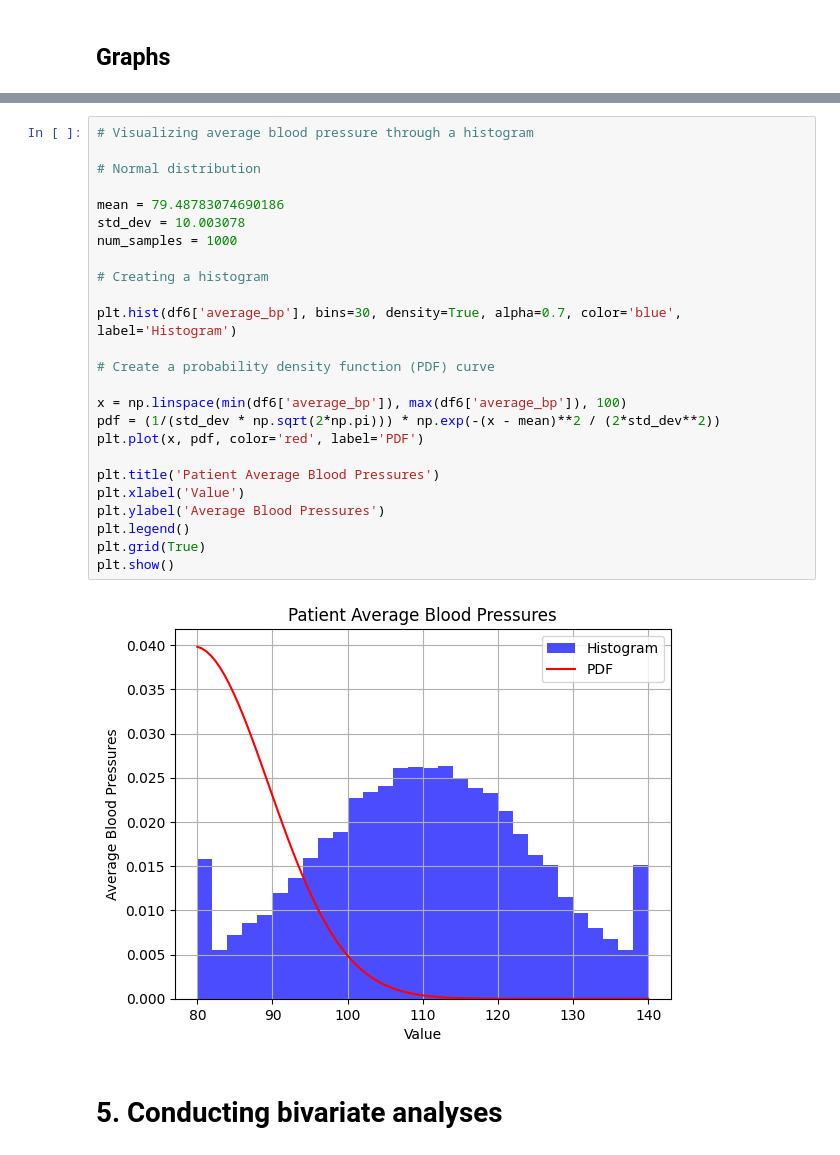
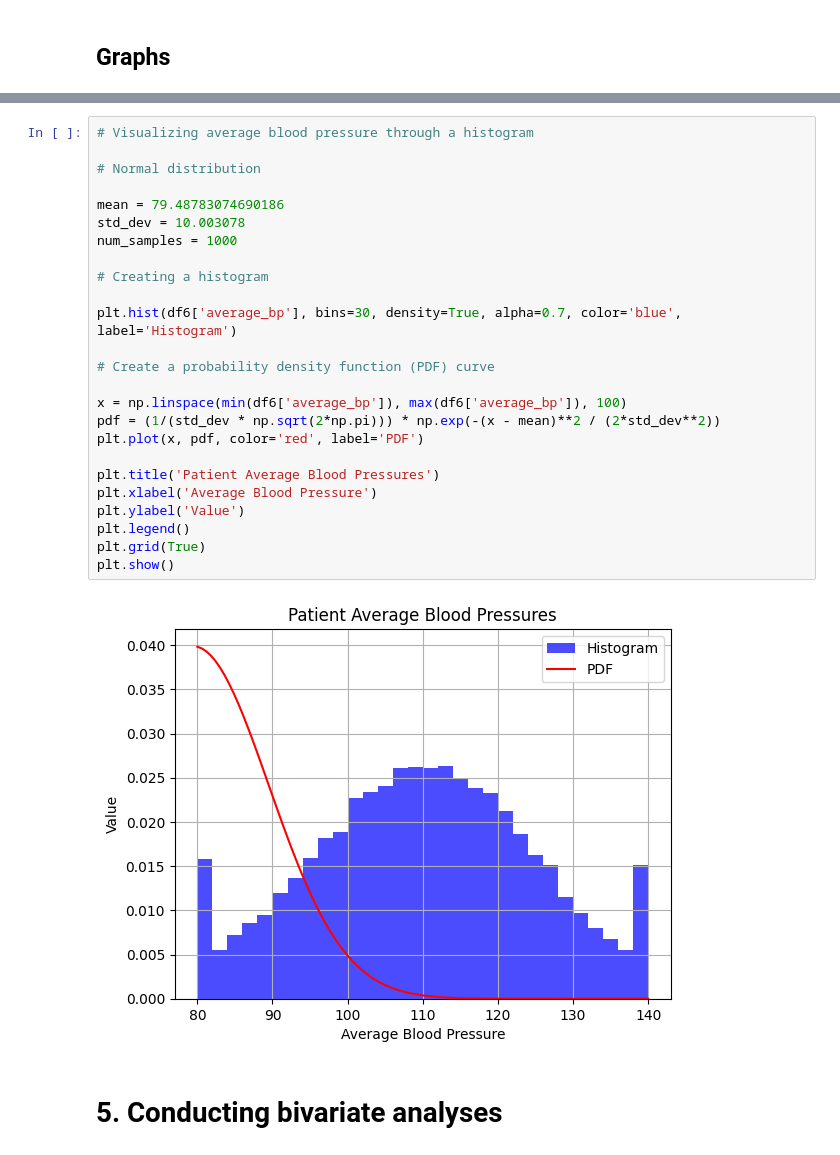
Before and after one commit to Beczheng/datasci_3_eda, a Jupyter notebook: HHA_507_HW_3.ipynb, the cells around one changed output, grey strips where cells are left out. Saved outputs shown, nothing was run; the diff lists cells and outputs as text.

```diff
--- a/HHA_507_HW_3.ipynb
+++ b/HHA_507_HW_3.ipynb
@@ -354,30 +353,30 @@ plt.show()
 # %%
 # Visualizing average blood pressure through a histogram
 
 # Normal distribution
 
 mean = 79.48783074690186
 std_dev = 10.003078
 num_samples = 1000
 
 # Creating a histogram
 
 plt.hist(df6['average_bp'], bins=30, density=True, alpha=0.7, color='blue', label='Histogram')
 
 # Create a probability density function (PDF) curve
 
 x = np.linspace(min(df6['average_bp']), max(df6['average_bp']), 100)
 pdf = (1/(std_dev * np.sqrt(2*np.pi))) * np.exp(-(x - mean)**2 / (2*std_dev**2))
 plt.plot(x, pdf, color='red', label='PDF')
 
 plt.title('Patient Average Blood Pressures')
-plt.xlabel('Value')
-plt.ylabel('Average Blood Pressures')
+plt.xlabel('Average Blood Pressure')
+plt.ylabel('Value')
 plt.legend()
 plt.grid(True)
 plt.show()
 # %% [output]
-[figure, old version]
+[figure, new version]
 # %% [markdown]
 # 5. Conducting bivariate analyses
 # %% [markdown]
```
Also changed, not shown: parts of 3 cells of this notebook.
